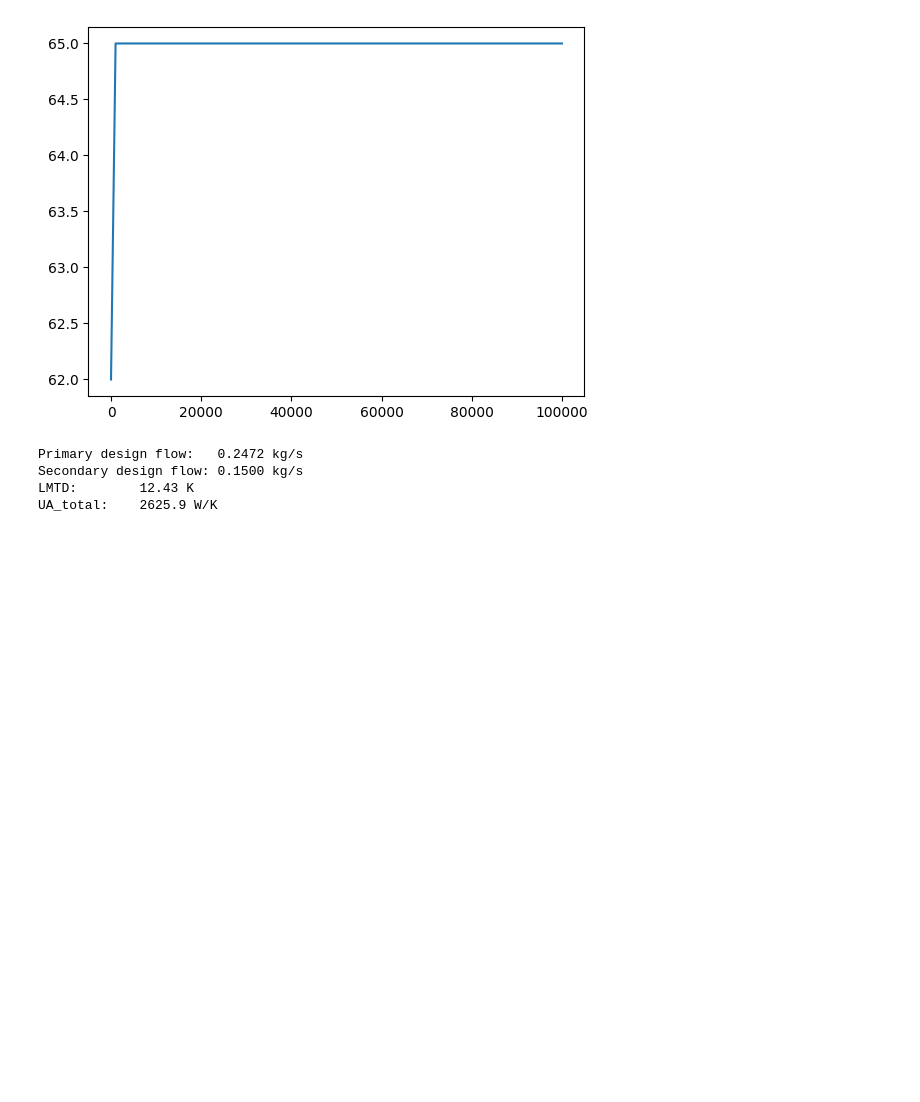
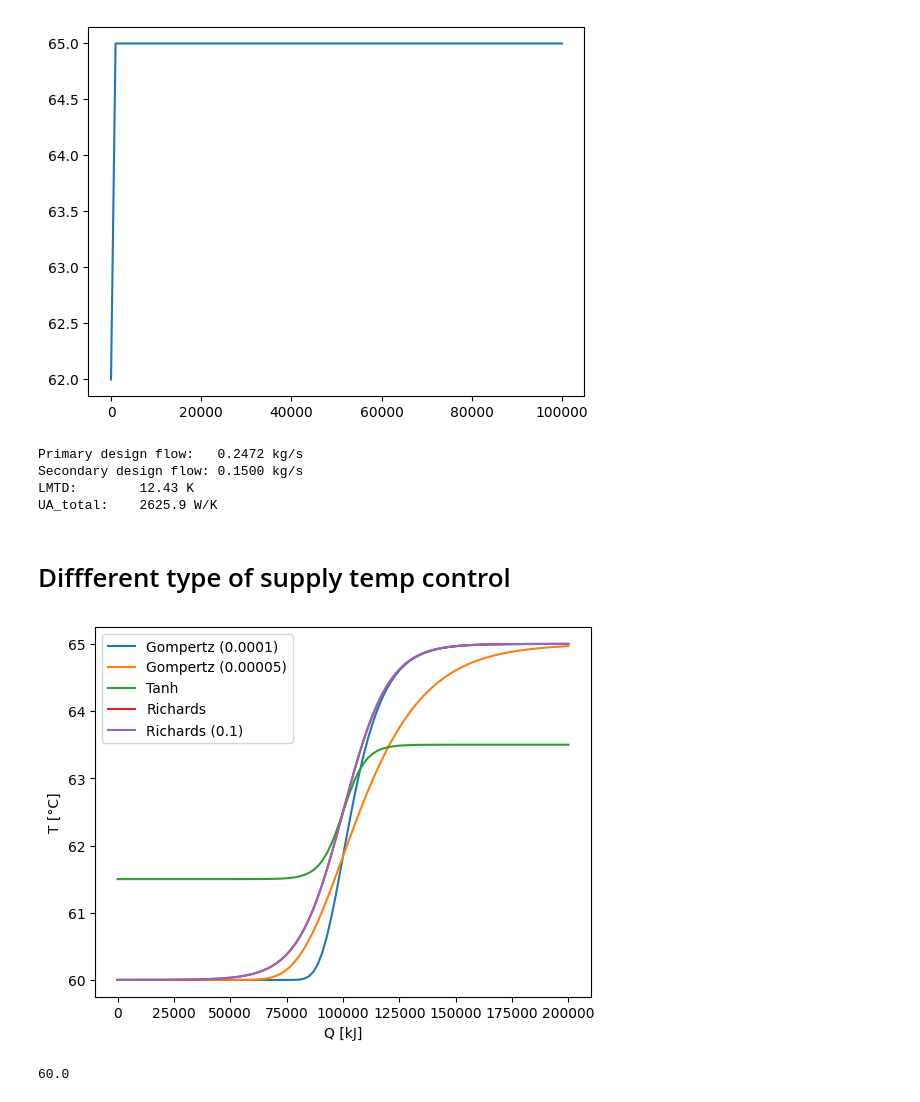
Before and after one commit to Pietervb2/thesis, a Jupyter notebook: debug.ipynb, the cells around one changed output. Drawn from its saved outputs; the diff is of its cells as text; code cells hidden in the pictures; blank space fills up the shorter version.

```diff
--- a/debug.ipynb
+++ b/debug.ipynb
@@ -717,3 +713,38 @@ Primary design flow:   0.2472 kg/s
 Secondary design flow: 0.1500 kg/s
 LMTD:        12.43 K
 UA_total:    2625.9 W/K
+# %% [markdown]
+# Diffferent type of supply temp control
+# %%
+Tmin = 60
+Tmax = 65
+Q = np.linspace(0, 200e3, 100)
+
+T_gompertz_0001 = Tmin + (Tmax - Tmin) * np.exp(-np.exp(-0.0001*(Q-100e3)))
+T_gompertz_00005 = Tmin + (Tmax - Tmin) * np.exp(-np.exp(-0.00005*(Q-100e3)))
+tanh = 62.5 + np.tanh(0.0001*(Q-100e3))
+
+v = 1
+T_richards = Tmin + (Tmax - Tmin) / (1 + v * np.exp(-0.0001*(Q-100e3)))**(1/v)
+T_richards_01 = Tmin + (Tmax - Tmin) / (1 + v * np.exp(-0.0001*(Q-100e3)))**(1/v)
+
+
+T_linear = Tmin + (Tmax - Tmin) * Q / 100e3
+
+plt.plot(Q, T_gompertz_0001, label='Gompertz (0.0001)')
+plt.plot(Q, T_gompertz_00005, label='Gompertz (0.00005)')
+plt.plot(Q, tanh, label='Tanh')
+plt.plot(Q, T_richards, label='Richards')
+plt.plot(Q, T_richards_01, label='Richards (0.1)')
+# plt.plot(Q, T_linear, label='Linear')
+plt.xlabel('Q [kJ]')
+plt.ylabel('T [°C]')
+plt.legend()
+plt.show()
+# %% [output]
+[figure, added]
+# %%
+T_gompertz = Tmin + (Tmax - Tmin) * np.exp(-np.exp(-0.001*(40e3-60e3)))
+print(T_gompertz)
+# %% [output]
+60.0
```
Also changed, not shown: parts of 5 cells of this notebook, 12 other files.
